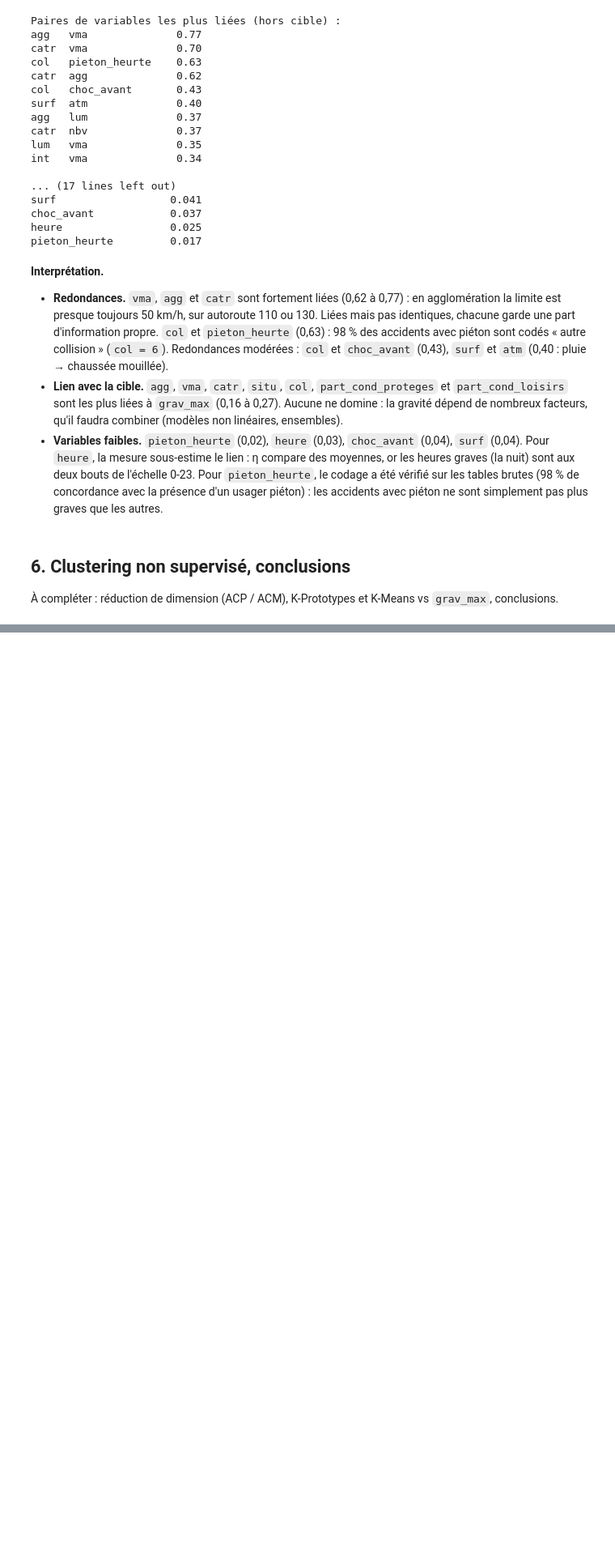
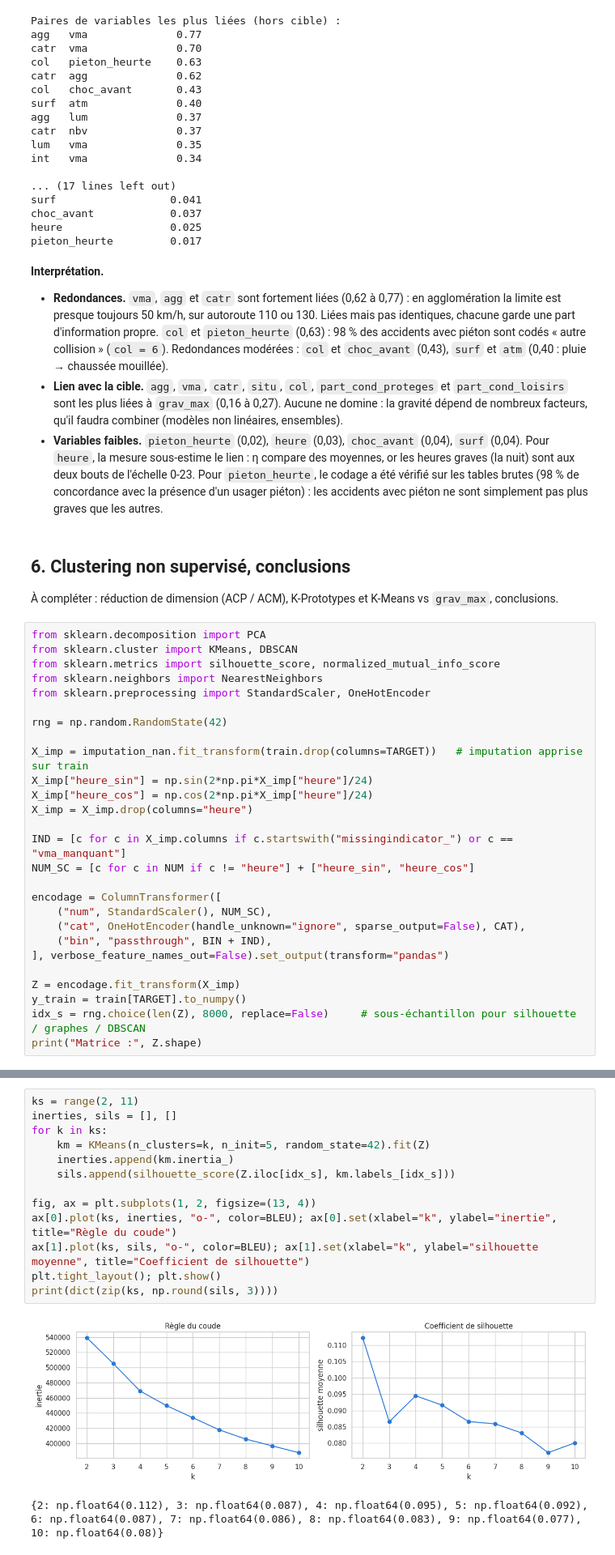
Before and after one commit to cyannure/aaa, a Jupyter notebook: notebooks/01_exploration.ipynb, the cells around one changed output, grey strips where cells are left out. Shown at 81% size. Drawn from its saved outputs; the diff is of its cells as text; blank space fills up the shorter version.

Commit message:
Ajout clusters

```diff
--- a/notebooks/01_exploration.ipynb
+++ b/notebooks/01_exploration.ipynb
@@ -336,3 +336,30 @@ pieton_heurte         0.017
 # %% [markdown]
 ## 6. Clustering non supervisé, conclusions
 À compléter : réduction de dimension (ACP / ACM), K-Prototypes et K-Means vs `grav_max`, conclusions.
+# %%
+from sklearn.decomposition import PCA
+from sklearn.cluster import KMeans, DBSCAN
+from sklearn.metrics import silhouette_score, normalized_mutual_info_score
+from sklearn.neighbors import NearestNeighbors
+from sklearn.preprocessing import StandardScaler, OneHotEncoder
+
+rng = np.random.RandomState(42)
+
+X_imp = imputation_nan.fit_transform(train.drop(columns=TARGET))   # imputation apprise sur train
+X_imp["heure_sin"] = np.sin(2*np.pi*X_imp["heure"]/24)
+X_imp["heure_cos"] = np.cos(2*np.pi*X_imp["heure"]/24)
+X_imp = X_imp.drop(columns="heure")
+
+IND = [c for c in X_imp.columns if c.startswith("missingindicator_") or c == "vma_manquant"]
+NUM_SC = [c for c in NUM if c != "heure"] + ["heure_sin", "heure_cos"]
+
+encodage = ColumnTransformer([
+    ("num", StandardScaler(), NUM_SC),
+    ("cat", OneHotEncoder(handle_unknown="ignore", sparse_output=False), CAT),
+    ("bin", "passthrough", BIN + IND),
+], verbose_feature_names_out=False).set_output(transform="pandas")
+
+Z = encodage.fit_transform(X_imp)
+y_train = train[TARGET].to_numpy()
+idx_s = rng.choice(len(Z), 8000, replace=False)     # sous-échantillon pour silhouette / graphes / DBSCAN
+print("Matrice :", Z.shape)
@@ -338,0 +412,16 @@ pieton_heurte         0.017
+# %%
+ks = range(2, 11)
+inerties, sils = [], []
+for k in ks:
+    km = KMeans(n_clusters=k, n_init=5, random_state=42).fit(Z)
+    inerties.append(km.inertia_)
+    sils.append(silhouette_score(Z.iloc[idx_s], km.labels_[idx_s]))
+
+fig, ax = plt.subplots(1, 2, figsize=(13, 4))
+ax[0].plot(ks, inerties, "o-", color=BLEU); ax[0].set(xlabel="k", ylabel="inertie", title="Règle du coude")
+ax[1].plot(ks, sils, "o-", color=BLEU); ax[1].set(xlabel="k", ylabel="silhouette moyenne", title="Coefficient de silhouette")
+plt.tight_layout(); plt.show()
+print(dict(zip(ks, np.round(sils, 3))))
+# %% [output]
+[figure, added]
+{2: np.float64(0.112), 3: np.float64(0.087), 4: np.float64(0.095), 5: np.float64(0.092), 6: np.float64(0.087), 7: np.float64(0.086), 8: np.float64(0.083), 9: np.float64(0.077), 10: np.float64(0.08)}
```
Also changed, not shown: parts of 9 cells of this notebook.
